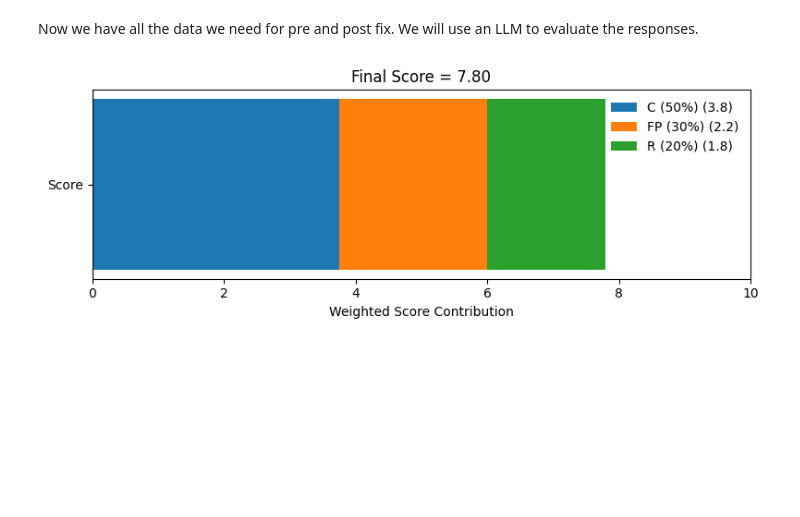
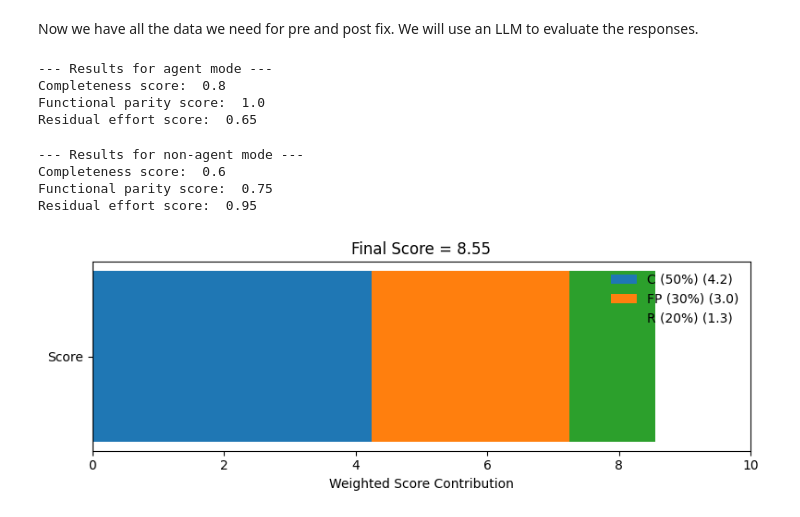
Before and after one commit to pranavgaikwad/kai-eval, a Jupyter notebook: notebooks/evaluation.ipynb, the cells around one changed output. Cells and saved outputs as stored; diff of their text form; code cells hidden in the pictures; blank space fills up the shorter version.

Commit message:
add non-agent mode eval
Signed-off-by: Pranav Gaikwad <pgaikwad@redhat.com>

```diff
--- a/notebooks/evaluation.ipynb
+++ b/notebooks/evaluation.ipynb
@@ -787,7 +842,7 @@ Here are your inputs:
 from concurrent.futures import ThreadPoolExecutor
 
 def run_evaluation(input: EvaluationInput):
-    with ThreadPoolExecutor(max_workers=1) as executor:
+    with ThreadPoolExecutor(max_workers=3) as executor:
         futures = {
             "completeness": executor.submit(run_completeness_agent, input),
             "function_parity": executor.submit(run_functional_correctness_agent, input),
@@ -829,20 +919,23 @@ git_reset(tc_1_repo_path)
 # %% [markdown]
 Now we have all the data we need for pre and post fix. We will use an LLM to evaluate the responses.
 # %%
-tc_1_notes = (tc_1_path.parent / "notes.md").read_text()
-tc_1_issue = parse_from_tc(tc_1_path, "description")
 
-eval_input = EvaluationInput(
+tc1_agent_results = run_evaluation(
+    EvaluationInput(
         source_tech="Spring Framework 5",
         target_tech="Spring Framework 6",
-        issue=tc_1_issue,
-        issue_notes=tc_1_notes,
-        app_path=tc_1_app_path,
-        repo_path=tc_1_repo_path,
-        diff_path=tc_1_agent_diff,
-        tc_path=tc_1_path
-    )
-results = run_evaluation(eval_input)
-print("Completeness score: ", results["completeness"])
-print("Functional parity score: ", results["function_parity"])
-print("Residual effort score: ", results["residual_effort"])
+        issue=tc_1_agent_mode.description,
+        issue_notes=(tc_1_agent_mode.path.parent / "notes.md").read_text(),
+        tc_path=tc_1_agent_mode.path,
+        tools=tc1_agent_tools,
+    ))
+
+print("--- Results for agent mode ---")
+print("Completeness score: ", tc1_agent_results["completeness"].score)
+print("Functional parity score: ", tc1_agent_results["function_parity"].score)
+print("Residual effort score: ", tc1_agent_results["residual_effort"].score)
+# %% [output]
+--- Results for agent mode ---
+Completeness score:  0.8
+Functional parity score:  1.0
+Residual effort score:  0.65
@@ -849,4 +947,26 @@ print("Residual effort score: ", results["residual_effort"])
+# %%
+tc1_non_agent_results = run_evaluation(
+    EvaluationInput(
+        source_tech="Spring Framework 5",
+        target_tech="Spring Framework 6",
+        issue=tc_1_non_agent_mode.description,
+        issue_notes=(tc_1_non_agent_mode.path.parent / "notes.md").read_text(),
+        tc_path=tc_1_non_agent_mode.path,
+        tools=tc1_non_agent_tools,
+    ))
+print("--- Results for non-agent mode ---")
+print("Completeness score: ", tc1_non_agent_results["completeness"].score)
+print("Functional parity score: ", tc1_non_agent_results["function_parity"].score)
+print("Residual effort score: ", tc1_non_agent_results["residual_effort"].score)
+# %% [output]
+--- Results for non-agent mode ---
+Completeness score:  0.6
+Functional parity score:  0.75
+Residual effort score:  0.95
 # %%
-plot_score(results["completeness"], results["function_parity"], results["residual_effort"])
+plot_score(
+    tc1_agent_results["completeness"].score,
+    tc1_agent_results["function_parity"].score,
+    tc1_agent_results["residual_effort"].score)
 # %% [output]
-[figure, old version]
+[figure, new version]
```
Also changed, not shown: parts of 9 cells of this notebook, 1 other file.
